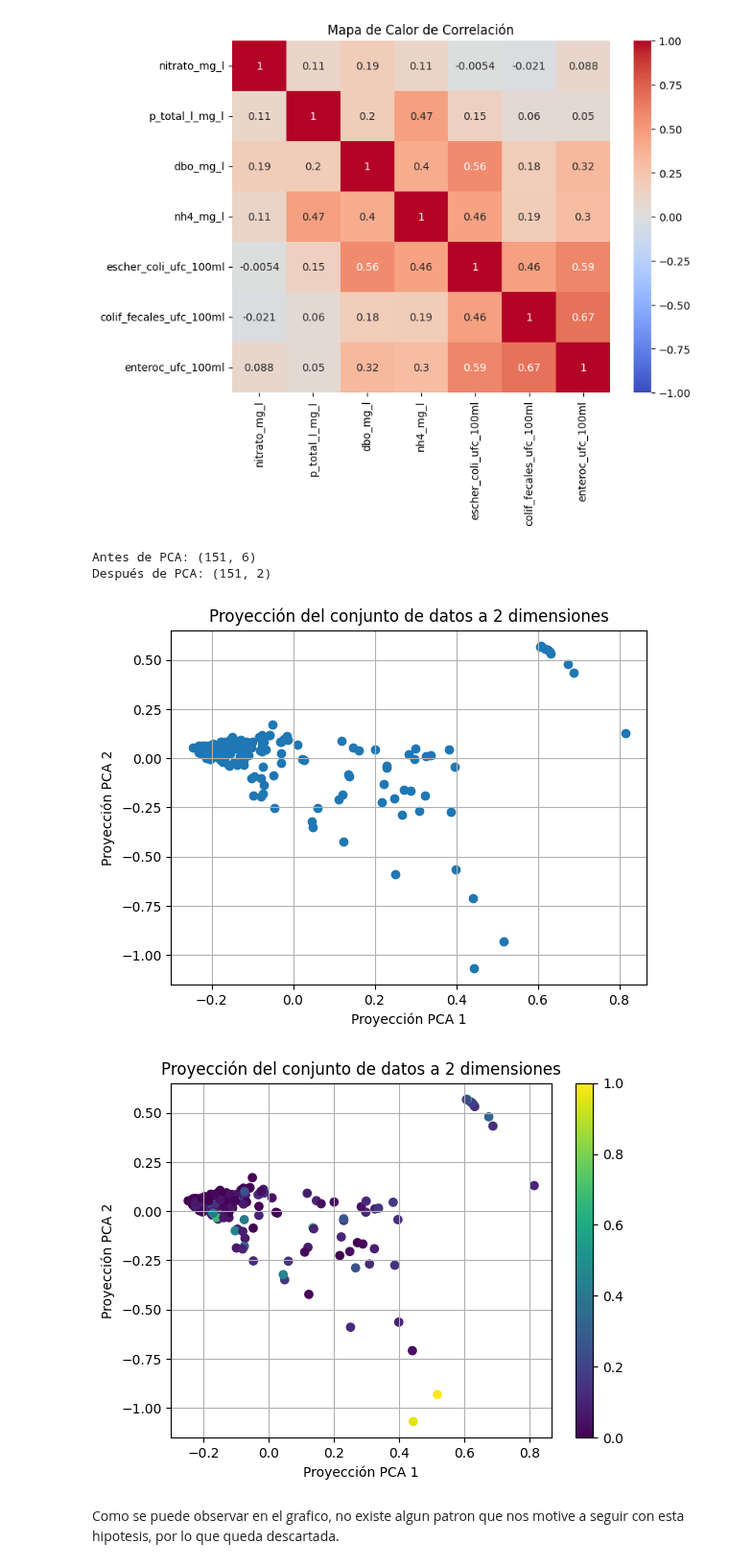
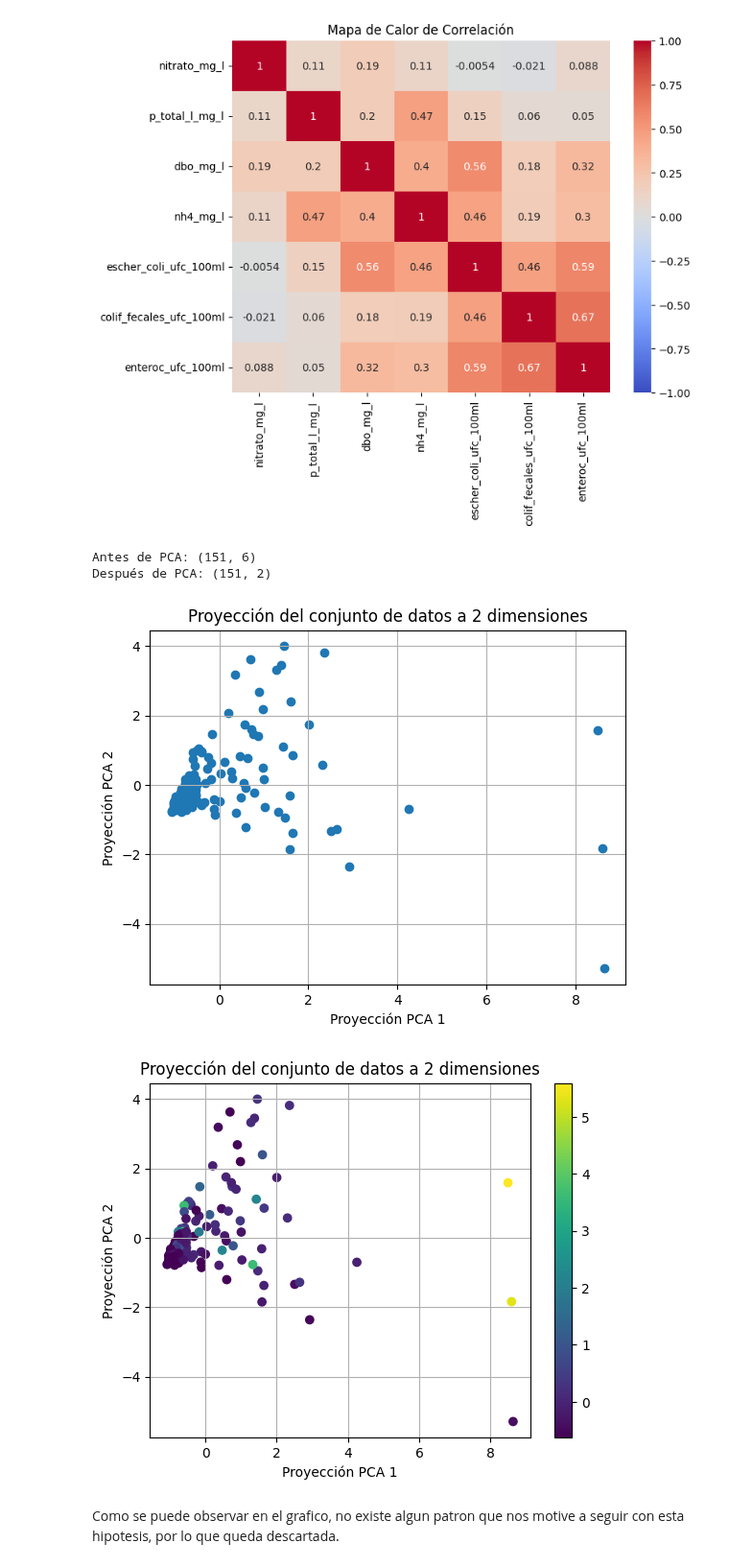
Before and after one commit to MaximoReynoso/TrabajoEspecial, a Jupyter notebook: TrabajoEspecial.ipynb, the cells around one changed output. Shown at 96% size. Saved outputs shown, nothing was run; the diff lists cells and outputs as text; code cells hidden in the pictures.

```diff
--- a/TrabajoEspecial.ipynb
+++ b/TrabajoEspecial.ipynb
@@ -377,18 +377,18 @@ plt.show()
 # %%
 from sklearn.decomposition import PCA
 
-scaler = MinMaxScaler()
-preprocessed_dataset_normalizado= preprocessed_dataset[atributos].copy()
-preprocessed_dataset_normalizado[atributos]= scaler.fit_transform(preprocessed_dataset_normalizado[atributos])
+scaler = StandardScaler()
+preprocessed_dataset_estandarizado= preprocessed_dataset[atributos].copy()
+preprocessed_dataset_estandarizado[atributos]= scaler.fit_transform(preprocessed_dataset_estandarizado[atributos])
 
 
-data_sin_nh4= preprocessed_dataset_normalizado.drop('dbo_mg_l', axis=1)
+data_sin_dbo= preprocessed_dataset_estandarizado.drop('dbo_mg_l', axis=1)
 
 pca = PCA(n_components=2, whiten=False)
 # transforme los datos, para ya reducir a dos dimensiones
-principalComponents = pca.fit_transform(data_sin_nh4)
+principalComponents = pca.fit_transform(data_sin_dbo)
 # imprimimos los tamaños antes y después
-print('Antes de PCA: {}'.format(data_sin_nh4.shape))
+print('Antes de PCA: {}'.format(data_sin_dbo.shape))
 print('Después de PCA: {}'.format(principalComponents.shape))
 
 # graficamos los datos. el color de cada punto representa el valor de la casa
@@ -401,18 +401,18 @@ plt.show()
 # %% [output]
 Antes de PCA: (151, 6)
 Después de PCA: (151, 2)
-[figure, old version]
+[figure, new version]
 # %%
 
 
-plt.scatter(principalComponents[:,0], principalComponents[:,1], c=preprocessed_dataset_normalizado["dbo_mg_l"], cmap='viridis')
+plt.scatter(principalComponents[:,0], principalComponents[:,1], c=preprocessed_dataset_estandarizado["dbo_mg_l"], cmap='viridis')
 plt.grid(True)
 plt.xlabel('Proyección PCA 1')
 plt.ylabel('Proyección PCA 2')
 plt.title('Proyección del conjunto de datos a 2 dimensiones')
 plt.colorbar()
 plt.show()
 # %% [output]
-[figure, old version]
+[figure, new version]
 # %% [markdown]
 Como se puede observar en el grafico, no existe algun patron que nos motive a seguir con esta hipotesis, por lo que queda descartada.
```
Also changed, not shown: parts of 23 cells of this notebook.
